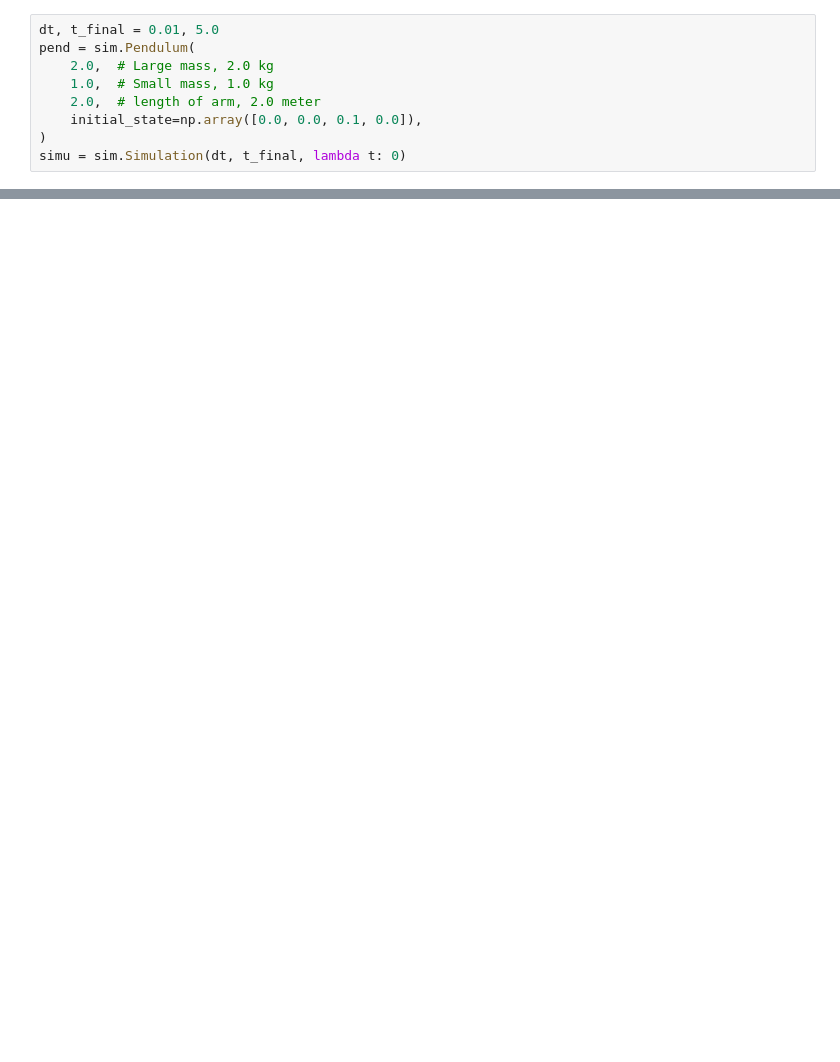
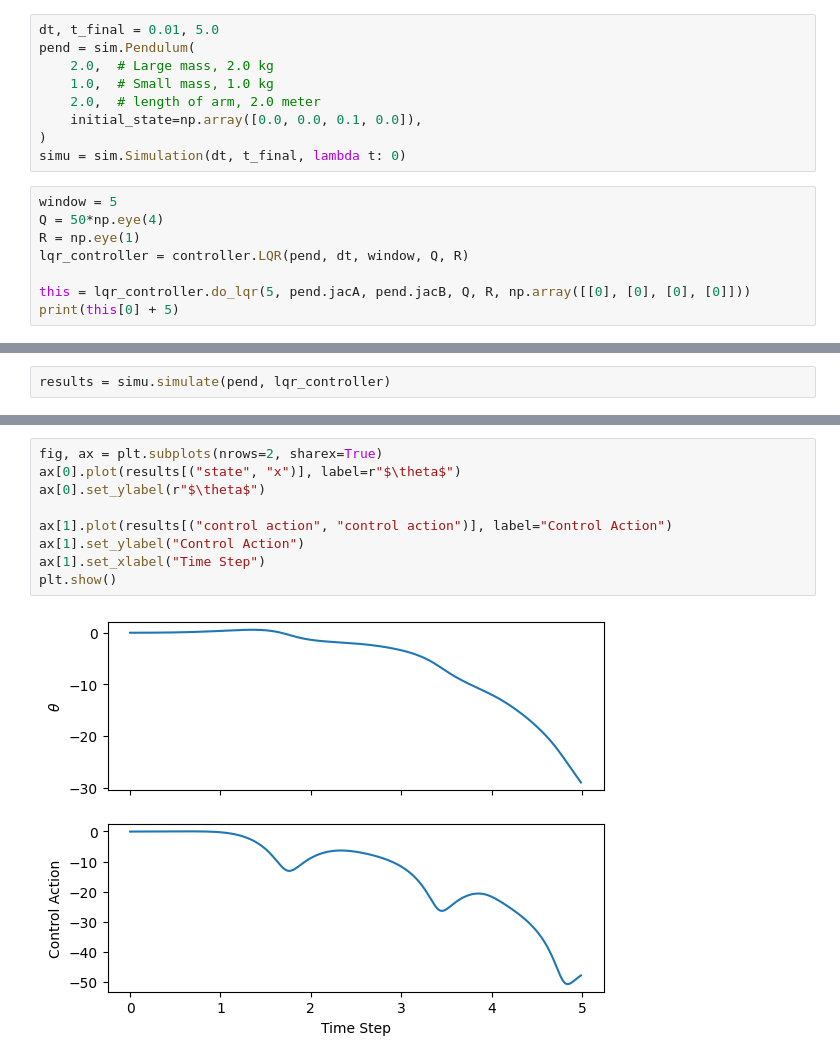
Before and after one commit to EASEL-UCI/pendsim, a Jupyter notebook: notebooks/LQR.ipynb, the cells around one changed output, grey strips where cells are left out. Cells and saved outputs as stored; diff of their text form; blank space fills up the shorter version.

```diff
--- a/notebooks/LQR.ipynb
+++ b/notebooks/LQR.ipynb
@@ -27,3 +27,11 @@ pend = sim.Pendulum(
     initial_state=np.array([0.0, 0.0, 0.1, 0.0]),
 )
 simu = sim.Simulation(dt, t_final, lambda t: 0)
+# %%
+window = 5
+Q = 50*np.eye(4)
+R = np.eye(1)
+lqr_controller = controller.LQR(pend, dt, window, Q, R)
+
+this = lqr_controller.do_lqr(5, pend.jacA, pend.jacB, Q, R, np.array([[0], [0], [0], [0]]))
+print(this[0] + 5)
@@ -29,0 +49,2 @@ simu = sim.Simulation(dt, t_final, lambda t: 0)
+# %%
+results = simu.simulate(pend, lqr_controller)
@@ -29,0 +77,11 @@ simu = sim.Simulation(dt, t_final, lambda t: 0)
+# %%
+fig, ax = plt.subplots(nrows=2, sharex=True)
+ax[0].plot(results[("state", "x")], label=r"$\theta$")
+ax[0].set_ylabel(r"$\theta$")
+
+ax[1].plot(results[("control action", "control action")], label="Control Action")
+ax[1].set_ylabel("Control Action")
+ax[1].set_xlabel("Time Step")
+plt.show()
+# %% [output]
+[figure, added]
```
Also changed, not shown: parts of 4 cells of this notebook, 6 other files.
